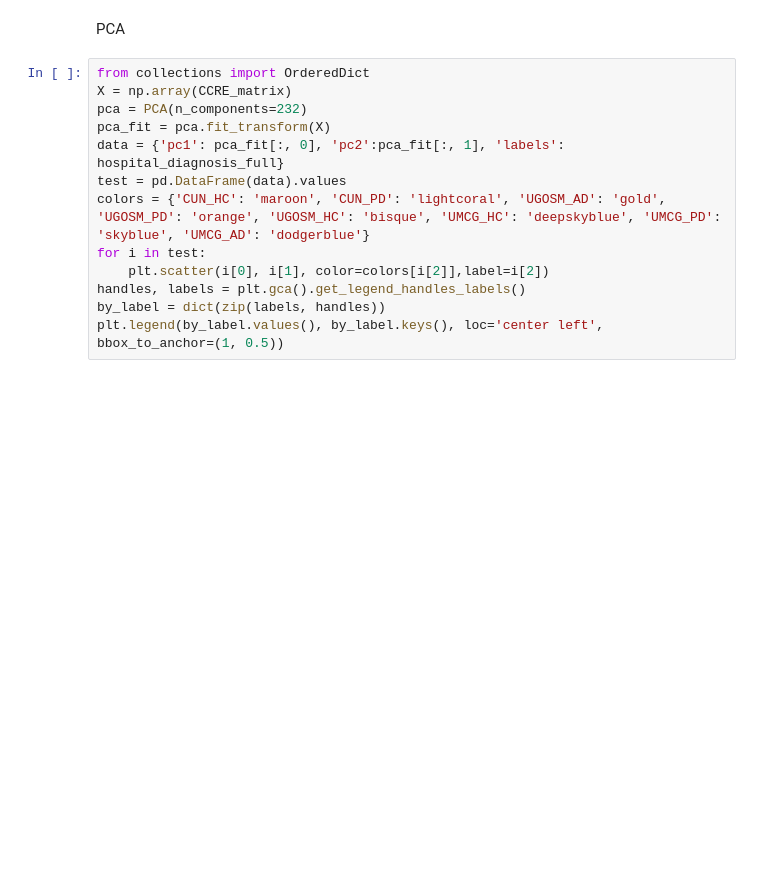
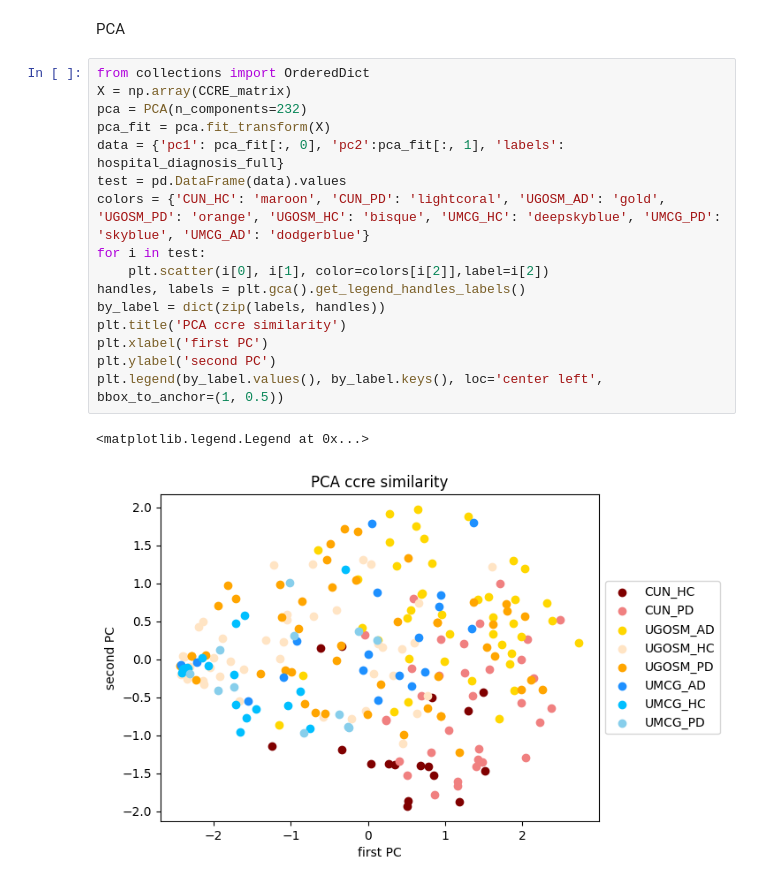
Before and after one commit to MikeWierenga/CCRE_LVQ_project, a Jupyter notebook: datacollection/comparing_distance_measurements.ipynb, the cells around one changed output. Saved outputs shown, nothing was run; the diff lists cells and outputs as text; blank space fills up the shorter version.

```diff
--- a/datacollection/comparing_distance_measurements.ipynb
+++ b/datacollection/comparing_distance_measurements.ipynb
@@ -166,16 +213,22 @@ PCA
 # %%
 from collections import OrderedDict
 X = np.array(CCRE_matrix)
 pca = PCA(n_components=232)
 pca_fit = pca.fit_transform(X)
 data = {'pc1': pca_fit[:, 0], 'pc2':pca_fit[:, 1], 'labels': hospital_diagnosis_full}
 test = pd.DataFrame(data).values
 colors = {'CUN_HC': 'maroon', 'CUN_PD': 'lightcoral', 'UGOSM_AD': 'gold', 'UGOSM_PD': 'orange', 'UGOSM_HC': 'bisque', 'UMCG_HC': 'deepskyblue', 'UMCG_PD': 'skyblue', 'UMCG_AD': 'dodgerblue'}
 for i in test:
     plt.scatter(i[0], i[1], color=colors[i[2]],label=i[2])
 handles, labels = plt.gca().get_legend_handles_labels()
 by_label = dict(zip(labels, handles))
+plt.title('PCA ccre similarity')
+plt.xlabel('first PC')
+plt.ylabel('second PC')
 plt.legend(by_label.values(), by_label.keys(), loc='center left', bbox_to_anchor=(1, 0.5))
+# %% [output]
+<matplotlib.legend.Legend at 0x...>
+[figure, added]
 # %%
 X = np.array(euclidean_matrix)
 pca = PCA(n_components=232)
```
Also changed, not shown: parts of 11 cells of this notebook.
